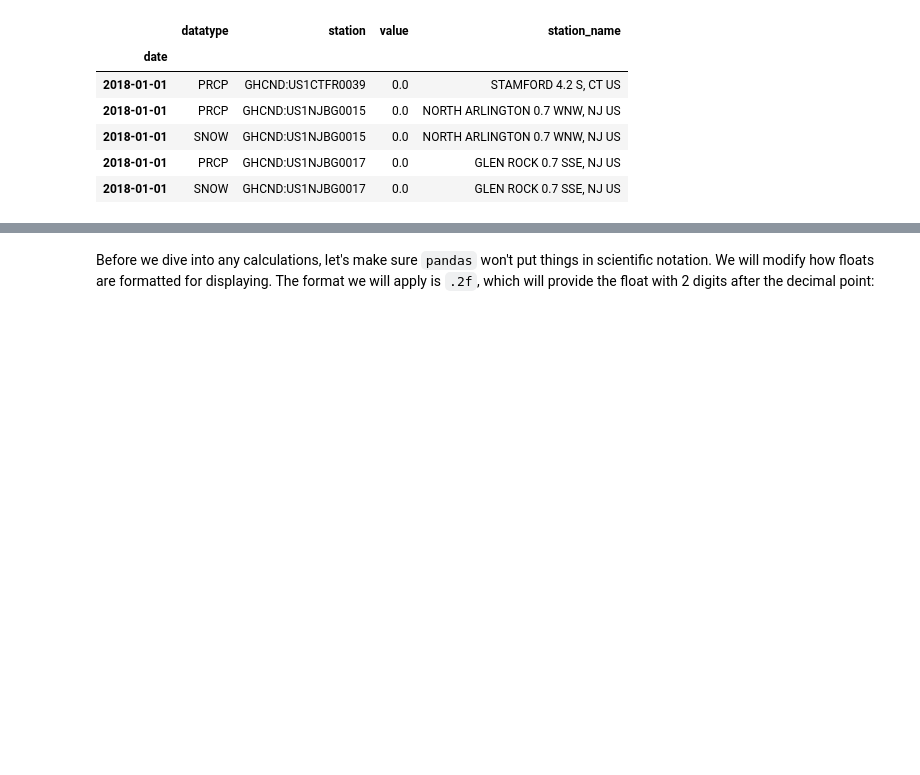
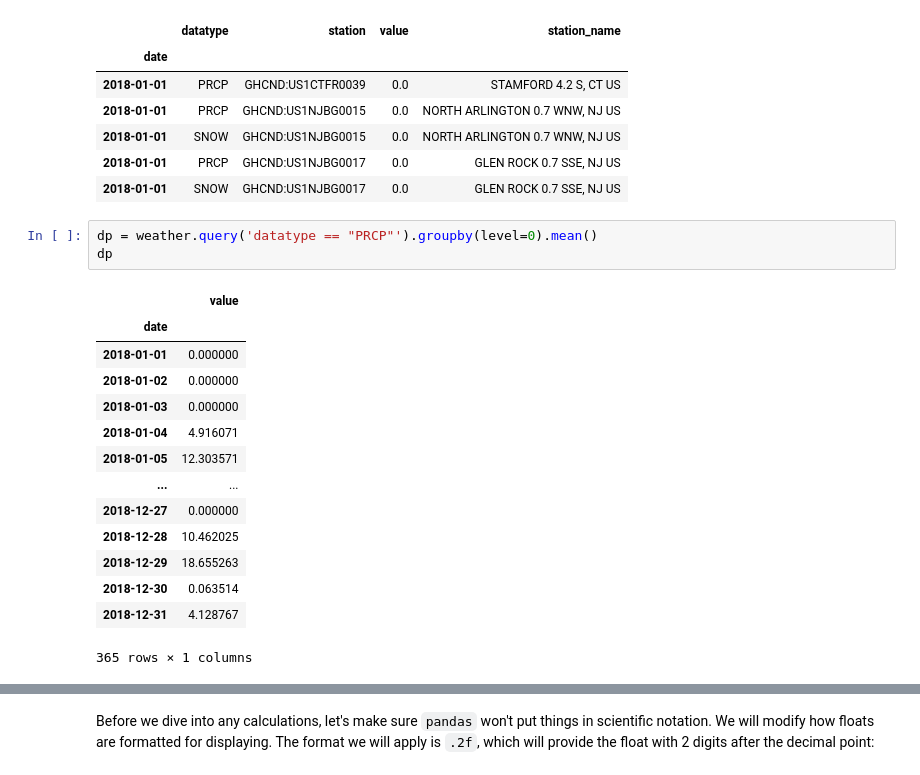
Before and after one commit to ikwak2/Hands-On-Data-Analysis-with-Pandas-2nd-edition, a Jupyter notebook: ch_04/3-aggregations.ipynb, the cells around one changed output, grey strips where cells are left out. Cells and saved outputs as stored; diff of their text form; blank space fills up the shorter version.

```diff
--- a/ch_04/3-aggregations.ipynb
+++ b/ch_04/3-aggregations.ipynb
@@ -55,3 +86,21 @@ weather.head()
 | 2018-01-01 | SNOW | GHCND:US1NJBG0015 | 0.0 | NORTH ARLINGTON 0.7 WNW, NJ US |
 | 2018-01-01 | PRCP | GHCND:US1NJBG0017 | 0.0 | GLEN ROCK 0.7 SSE, NJ US |
 | 2018-01-01 | SNOW | GHCND:US1NJBG0017 | 0.0 | GLEN ROCK 0.7 SSE, NJ US |
+# %%
+dp = weather.query('datatype == "PRCP"').groupby(level=0).mean()
+dp
+# %% [output]
+|  | value |
+| date |  |
+| 2018-01-01 | 0.000000 |
+| 2018-01-02 | 0.000000 |
+| 2018-01-03 | 0.000000 |
+| 2018-01-04 | 4.916071 |
+| 2018-01-05 | 12.303571 |
+| ... | ... |
+| 2018-12-27 | 0.000000 |
+| 2018-12-28 | 10.462025 |
+| 2018-12-29 | 18.655263 |
+| 2018-12-30 | 0.063514 |
+| 2018-12-31 | 4.128767 |
+365 rows × 1 columns
```
Also changed, not shown: parts of 7 cells of this notebook.
